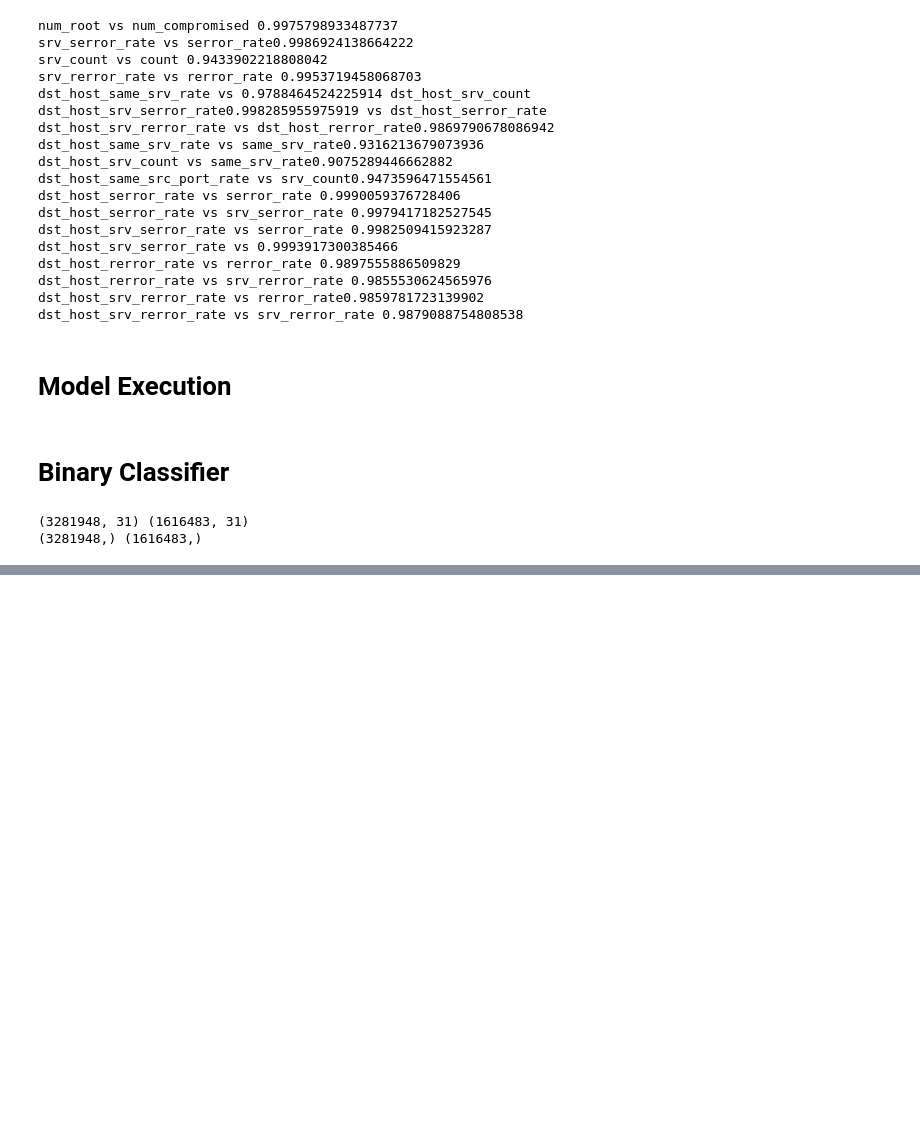
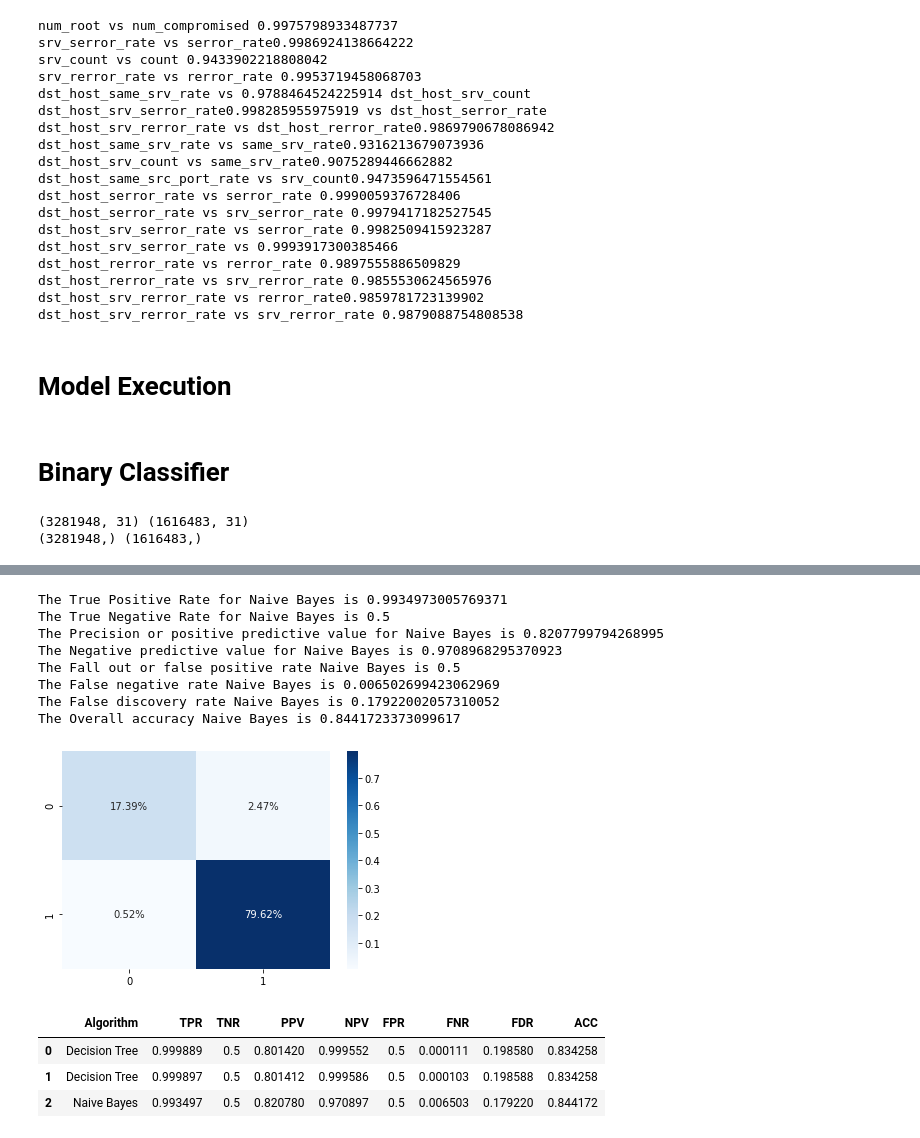
Before and after one commit to huyi-huwangyang/CMPE255-group1-project, a Jupyter notebook: Network_Intrusion_Integrated.ipynb, the cells around one changed output, grey strips where cells are left out. Cells and saved outputs as stored; diff of their text form; code cells hidden in the pictures; blank space fills up the shorter version.

Commit message:
adding table

```diff
--- a/Network_Intrusion_Integrated.ipynb
+++ b/Network_Intrusion_Integrated.ipynb
@@ -410,9 +427,10 @@ X = sc.fit_transform(X)
 X_train, X_test, Y_train, Y_test = train_test_split(X, Y, test_size=0.33, random_state=42)
 print(X_train.shape, X_test.shape)
 print(Y_train.shape, Y_test.shape)
+result_metric = []
 # %% [output]
 (3281948, 31) (1616483, 31)
 (3281948,) (1616483,)
 # %%
-decision_trees(X_train, Y_train, X_test, Y_test)
+result_metric.append(decision_trees(X_train, Y_train, X_test, Y_test))
 # %% [output]
@@ -435,6 +453,6 @@ The Overall accuracy Decision Tree is [0.99986947 0.99986947]
 [figure]
 # %%
-logistic_classifier(X_train, Y_train, X_test, Y_test)
+result_metric.append(logistic_classifier(X_train, Y_train, X_test, Y_test))
 # %% [output]
 STOP: TOTAL NO. of ITERATIONS REACHED LIMIT.
 
@@ -454,4 +473,4 @@ The Overall accuracy Logistinc Classifier is [0.99790595 0.99790595]
 [figure]
 # %%
-random_forest_classifier(X_train, Y_train, X_test, Y_test)
+result_metric.append(random_forest_classifier(X_train, Y_train, X_test, Y_test))
 # %% [output]
@@ -466 +493,20 @@ The Overall accuracy RandomForest Tree is [0.99989916 0.99989916]
 [figure]
+# %%
+result_metric.append(gaussian_naive_bayes_classifier(X_train, Y_train, X_test, Y_test))
+# %% [output]
+The True Positive Rate for Naive Bayes is 0.9934973005769371
+The True Negative Rate for Naive Bayes is 0.5
+The Precision or positive predictive value for Naive Bayes is 0.8207799794268995
+The Negative predictive value for Naive Bayes is 0.9708968295370923
+The Fall out or false positive rate Naive Bayes is 0.5
+The False negative rate Naive Bayes is 0.006502699423062969
+The False discovery rate Naive Bayes is 0.17922002057310052
+The Overall accuracy Naive Bayes is 0.8441723373099617
+[figure, added]
+# %%
+pd.DataFrame(result_metric)
+# %% [output]
+|  | Algorithm | TPR | TNR | PPV | NPV | FPR | FNR | FDR | ACC |
+| 0 | Decision Tree | 0.999889 | 0.5 | 0.801420 | 0.999552 | 0.5 | 0.000111 | 0.198580 | 0.834258 |
+| 1 | Decision Tree | 0.999897 | 0.5 | 0.801412 | 0.999586 | 0.5 | 0.000103 | 0.198588 | 0.834258 |
+| 2 | Naive Bayes | 0.993497 | 0.5 | 0.820780 | 0.970897 | 0.5 | 0.006503 | 0.179220 | 0.844172 |
```
Also changed, not shown: parts of 10 cells of this notebook.
